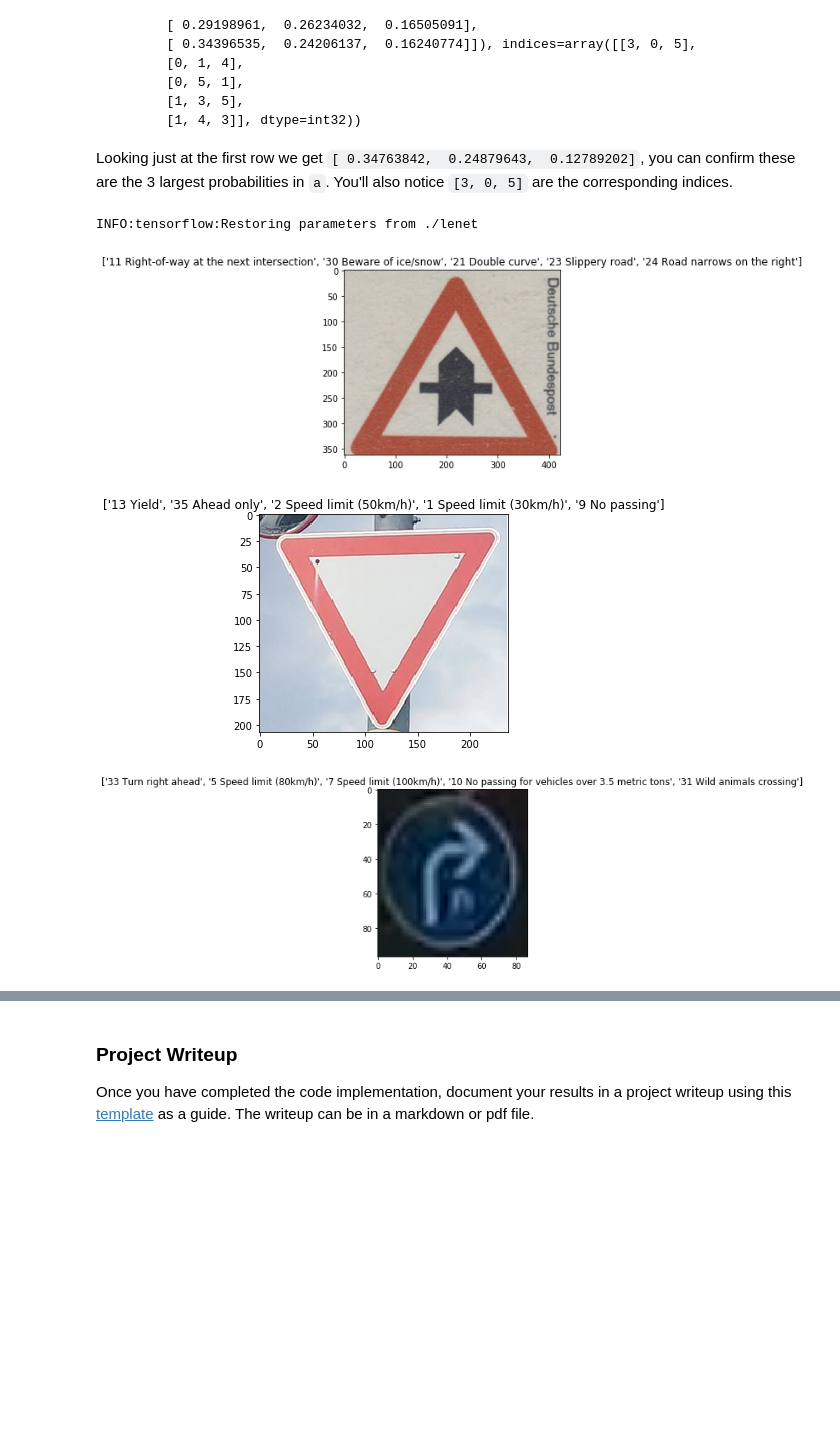
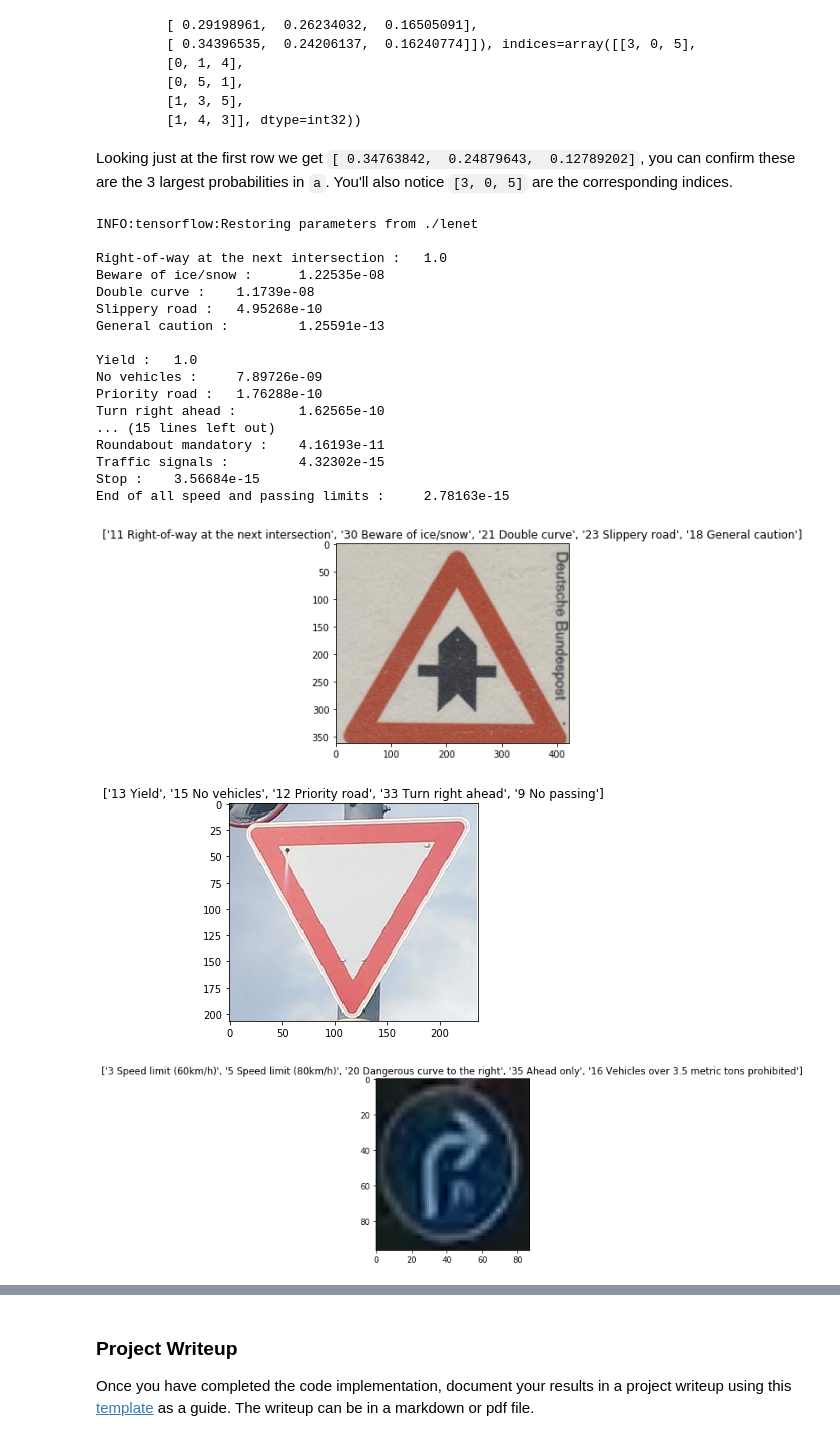
Before and after one commit to waterwheel31/SD_traffic_sign_classifier, a Jupyter notebook: Traffic_Sign_Classifier.ipynb, the cells around one changed output, grey strips where cells are left out. Cells and saved outputs as stored; diff of their text form; code cells hidden in the pictures; blank space fills up the shorter version.

```diff
--- a/Traffic_Sign_Classifier.ipynb
+++ b/Traffic_Sign_Classifier.ipynb
@@ -244,12 +254,14 @@ def LeNet(x):
     conv2 = tf.nn.max_pool(conv2, ksize=[1, 2, 2, 1], strides=[1, 2, 2, 1], padding='VALID')
 
     fc0 = flatten(conv2)
+    fc0 = tf.nn.dropout(fc0, 0.8)
 
     fc1_W = tf.Variable(tf.truncated_normal(shape=(400, 120), mean = mu, stddev = sigma))
     fc1_b = tf.Variable(tf.zeros(120))
     fc1 = tf.matmul(fc0, fc1_W) + fc1_b
 
     fc1 = tf.nn.relu(fc1)
+    fc1 = tf.nn.dropout(fc1, 0.8)
 
     fc2_W = tf.Variable(tf.truncated_normal(shape=(120, 84), mean = mu, stddev = sigma))
     fc2_b = tf.Variable(tf.zeros(84))
@@ -273,12 +285,14 @@ sets imply underfitting. A high accuracy on the training set but low accuracy on
 # %%
 from sklearn.utils import shuffle
 
-x = tf.placeholder(tf.float32, (None, 32, 32, 1))
+dimensions = 1 # 3 is colored, 1 is gray
+
+x = tf.placeholder(tf.float32, (None, 32, 32, dimensions))
 y = tf.placeholder(tf.int32, (None))
 one_hot_y = tf.one_hot(y, 43)
 # %%
-l_rate = 0.0010
-EPOCH = 30
+l_rate = 0.001
+EPOCH = 100
 BATCH_SIZE = 128
 
 logits = LeNet(x)
@@ -399,8 +413,8 @@ k = 1
 with tf.Session() as sess:
 
     sess.run(tf.global_variables_initializer())
-    saver2 = tf.train.import_meta_graph('./lenet.meta')
-    saver2.restore(sess, "./lenet")
+    #saver2 = tf.train.import_meta_graph('./lenet.meta')
+    saver.restore(sess, "./lenet")
 
     for i, file in enumerate(files):
         img = cv2.imread(file)
@@ -476,34 +490,56 @@ TopKV2(values=array([[ 0.34763842,  0.24879643,  0.12789202],
 Looking just at the first row we get `[ 0.34763842,  0.24879643,  0.12789202]`, you can confirm these are the 3 largest probabilities in `a`. You'll also notice `[3, 0, 5]` are the corresponding indices.
 # %%
 k = 5
+softmax_logits = tf.nn.softmax(logits)
 
 with tf.Session() as sess:
 
     sess.run(tf.global_variables_initializer())
-    saver2 = tf.train.import_meta_graph('./lenet.meta')
-    saver2.restore(sess, "./lenet")
+    #saver2 = tf.train.import_meta_graph('./lenet.meta')
+    saver.restore(sess, "./lenet")
 
     for i, file in enumerate(files):
         img = cv2.imread(file)
         img_orig = cv2.cvtColor(img, cv2.COLOR_BGR2RGB)
 
         # resize
         img = cv2.resize(img, (32, 32))
 
         img = np.expand_dims(img, axis=0)
         img = preprocessing(img)
 
-        pred = sess.run(logits, feed_dict={x: img})
+        pred = sess.run(softmax_logits, feed_dict={x: img})
         classes = sess.run(tf.nn.top_k(tf.constant(pred), k=k))
 
         plt.figure()
         plt.title([ str(x) + ' ' + names[x]  for x in classes.indices[0]])
         plt.imshow(img_orig)
 
 
+        dic = {names[x]:y for x, y in zip(classes.indices[0], classes.values[0])}
+        print('')
+        for key in dic:
+            print(key,":\t ", dic[key])
+
 pass
 # %% [output]
 INFO:tensorflow:Restoring parameters from ./lenet
+
+Right-of-way at the next intersection :   1.0
+Beware of ice/snow :      1.22535e-08
+Double curve :    1.1739e-08
+Slippery road :   4.95268e-10
+General caution :         1.25591e-13
+
+Yield :   1.0
+No vehicles :     7.89726e-09
+Priority road :   1.76288e-10
+Turn right ahead :        1.62565e-10
+... (15 lines left out)
+Roundabout mandatory :    4.16193e-11
+Traffic signals :         4.32302e-15
+Stop :    3.56684e-15
+End of all speed and passing limits :     2.78163e-15
-[figure, old version]
+[figure, new version]
-[figure, old version]
+[figure, new version]
-[figure, old version]
+[figure, new version]
```
Also changed, not shown: parts of 7 cells of this notebook, 10 other files.
